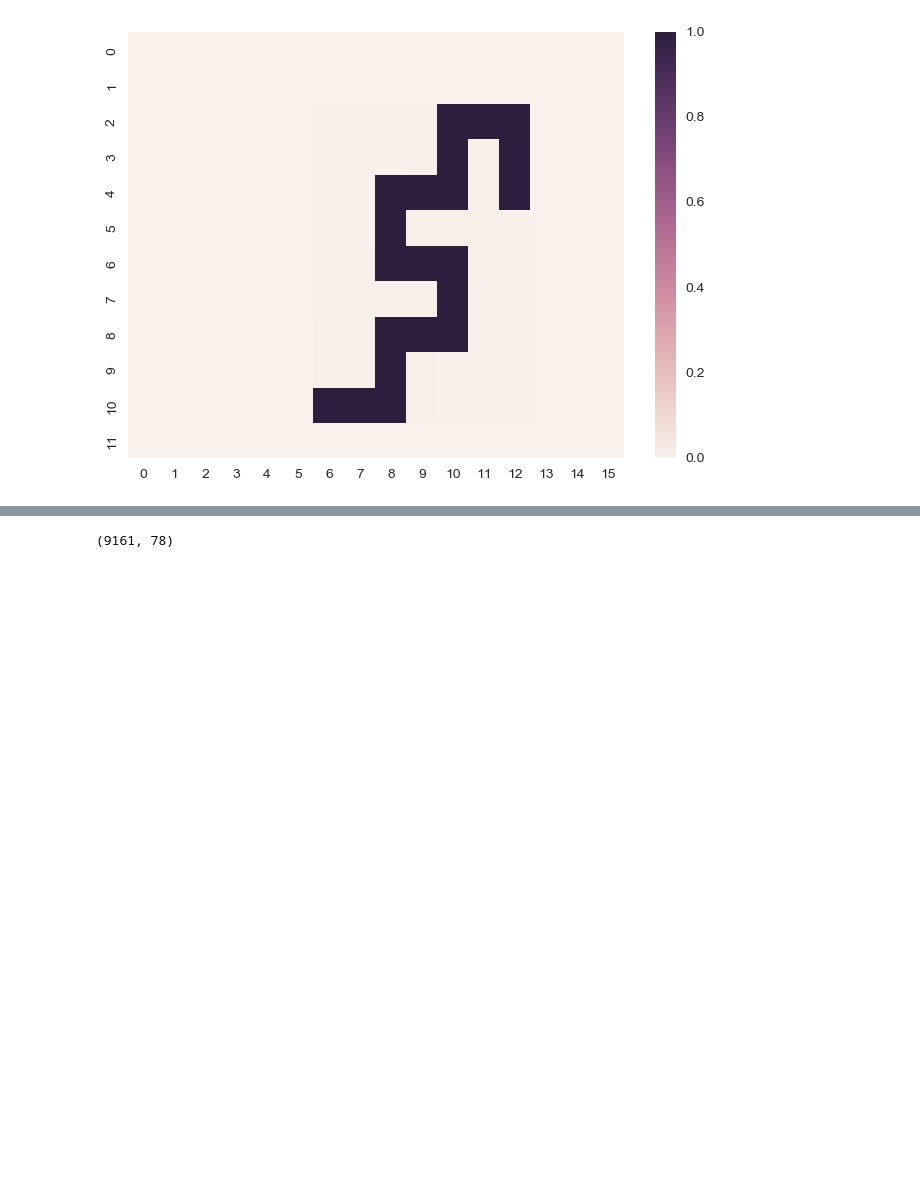
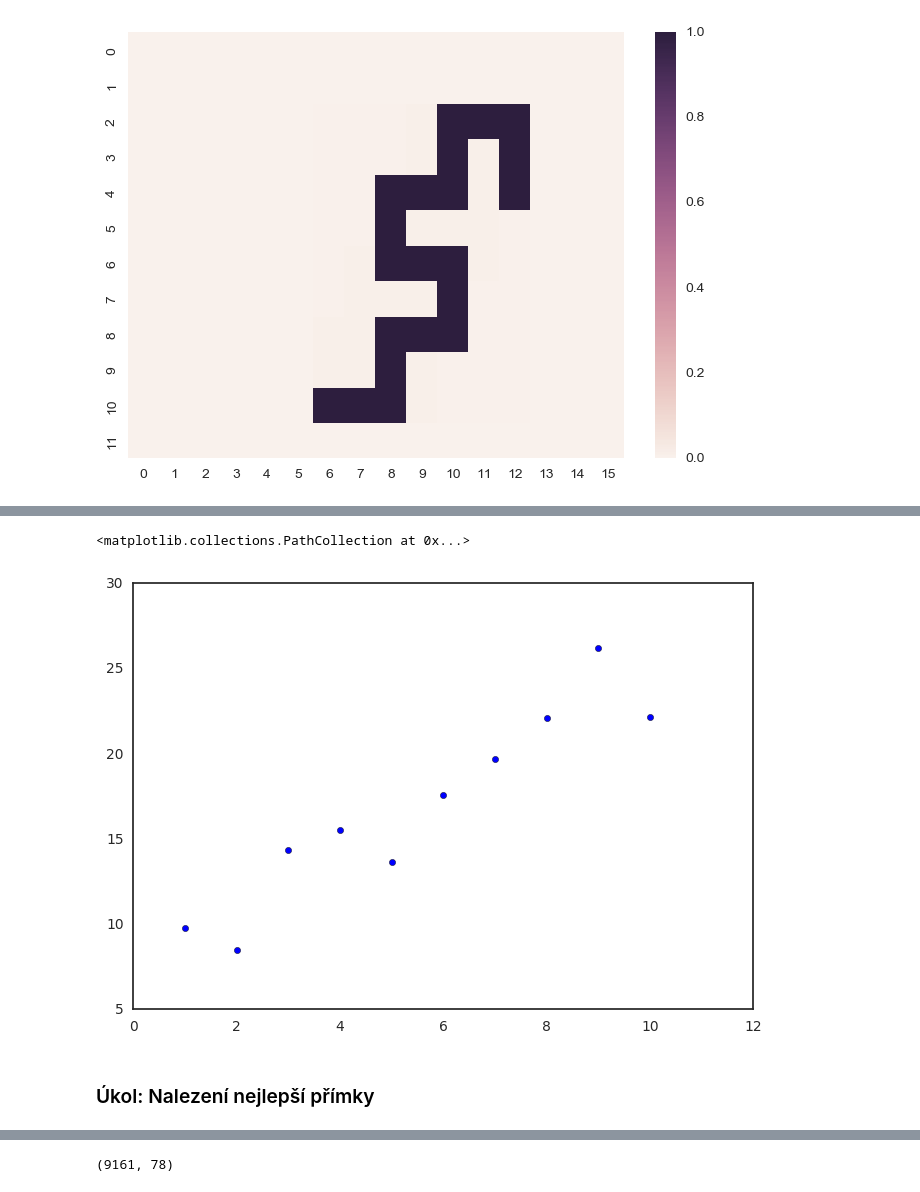
Before and after one commit to adaptive-learning/data-science-workshop, a Jupyter notebook: workshop.ipynb, the cells around one changed output, grey strips where cells are left out. Drawn from its saved outputs; the diff is of its cells as text; code cells hidden in the pictures; blank space fills up the shorter version.

```diff
--- a/workshop.ipynb
+++ b/workshop.ipynb
@@ -206,0 +212,12 @@ TBA
+# %%
+# Vygenrujeme si nahodna data
+n = 10                               # n = pocet bodu
+x = np.linspace(1, 10, num=n)        # x = 1, 2, ..., 10
+noise = np.random.normal(0, 1.5, n)  # noise = normalni rozdeleni se stredem 0 a smerodatnou odchylkou 1.5
+y = 5 + 2 * x + noise                # y = primka + sum
+plt.scatter(x, y)
+# %% [output]
+<matplotlib.collections.PathCollection at 0x...>
+[figure, added]
+# %% [markdown]
+### Úkol: Nalezení nejlepší přímky
```
Also changed, not shown: parts of 21 cells of this notebook, 1 other file.
